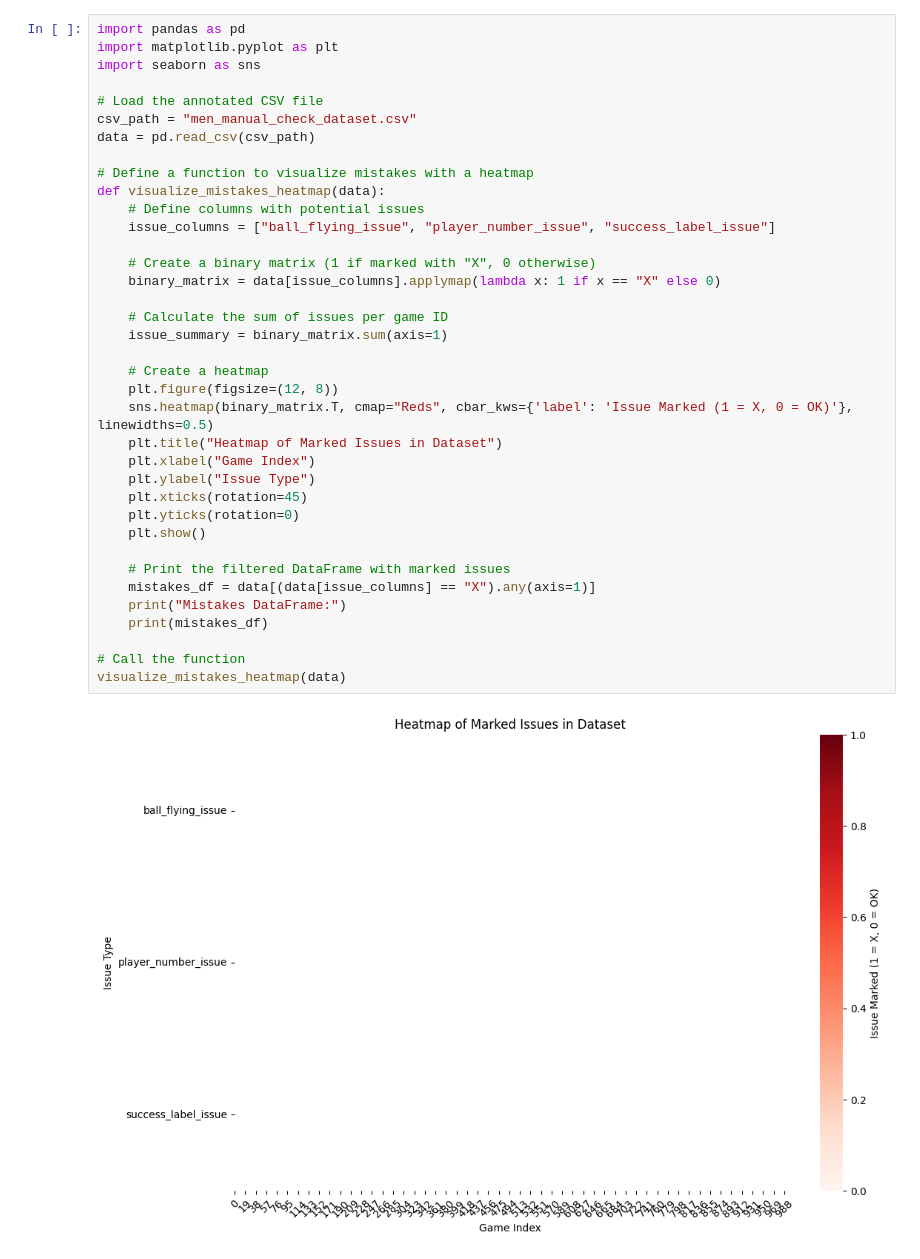
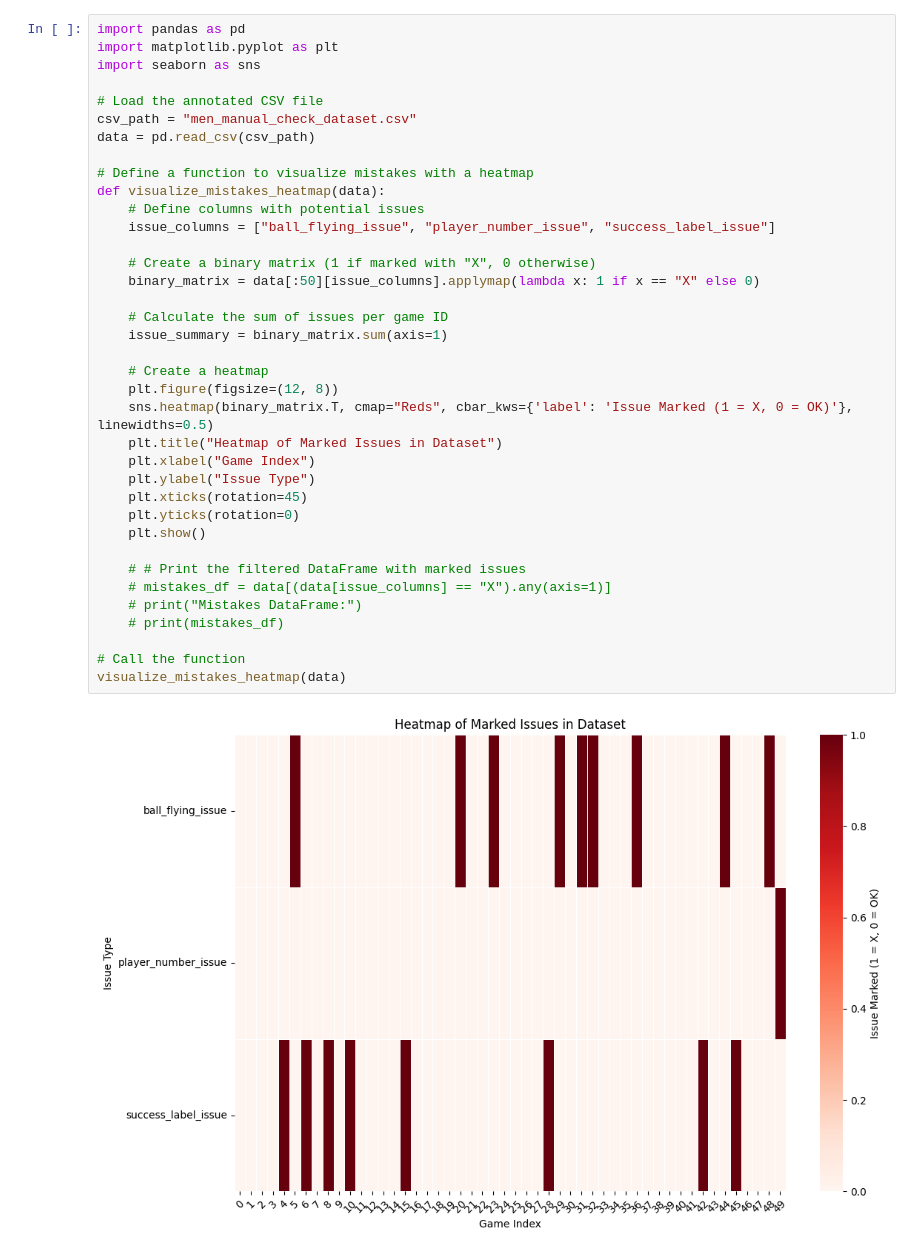
Before and after one commit to TommyChenyixiao/CounterEval, a Jupyter notebook: experiments/Men_Manually_check.ipynb, the cells around one changed output. Drawn from its saved outputs; the diff is of its cells as text.

```diff
--- a/experiments/Men_Manually_check.ipynb
+++ b/experiments/Men_Manually_check.ipynb
@@ -188,36 +188,36 @@ import matplotlib.pyplot as plt
 import seaborn as sns
 
 # Load the annotated CSV file
 csv_path = "men_manual_check_dataset.csv"
 data = pd.read_csv(csv_path)
 
 # Define a function to visualize mistakes with a heatmap
 def visualize_mistakes_heatmap(data):
     # Define columns with potential issues
     issue_columns = ["ball_flying_issue", "player_number_issue", "success_label_issue"]
 
     # Create a binary matrix (1 if marked with "X", 0 otherwise)
-    binary_matrix = data[issue_columns].applymap(lambda x: 1 if x == "X" else 0)
+    binary_matrix = data[:50][issue_columns].applymap(lambda x: 1 if x == "X" else 0)
 
     # Calculate the sum of issues per game ID
     issue_summary = binary_matrix.sum(axis=1)
 
     # Create a heatmap
     plt.figure(figsize=(12, 8))
     sns.heatmap(binary_matrix.T, cmap="Reds", cbar_kws={'label': 'Issue Marked (1 = X, 0 = OK)'}, linewidths=0.5)
     plt.title("Heatmap of Marked Issues in Dataset")
     plt.xlabel("Game Index")
     plt.ylabel("Issue Type")
     plt.xticks(rotation=45)
     plt.yticks(rotation=0)
     plt.show()
 
-    # Print the filtered DataFrame with marked issues
-    mistakes_df = data[(data[issue_columns] == "X").any(axis=1)]
-    print("Mistakes DataFrame:")
-    print(mistakes_df)
+    # # Print the filtered DataFrame with marked issues
+    # mistakes_df = data[(data[issue_columns] == "X").any(axis=1)]
+    # print("Mistakes DataFrame:")
+    # print(mistakes_df)
 
 # Call the function
 visualize_mistakes_heatmap(data)
 # %% [output]
-[figure, old version]
+[figure, new version]
```
Also changed, not shown: parts of 2 cells of this notebook, 1 other file.
